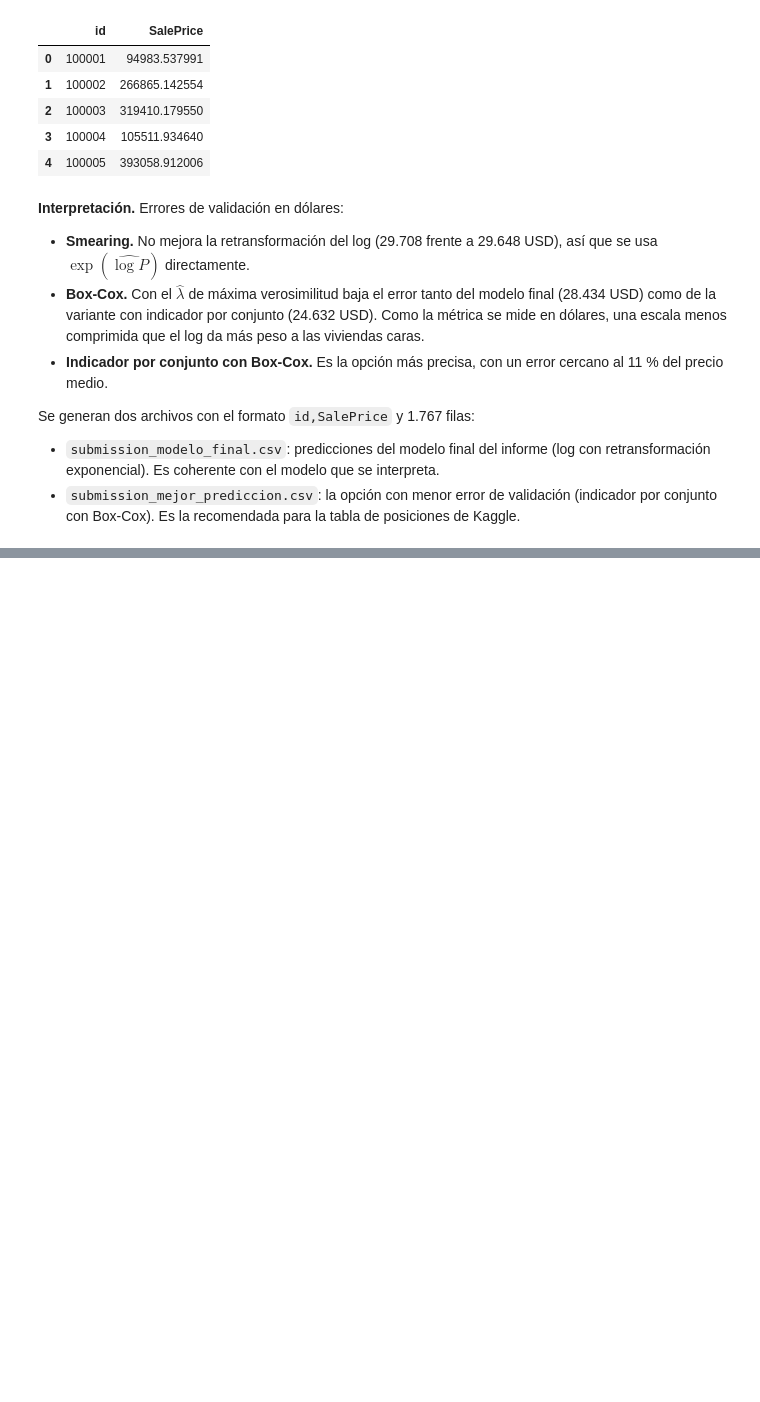
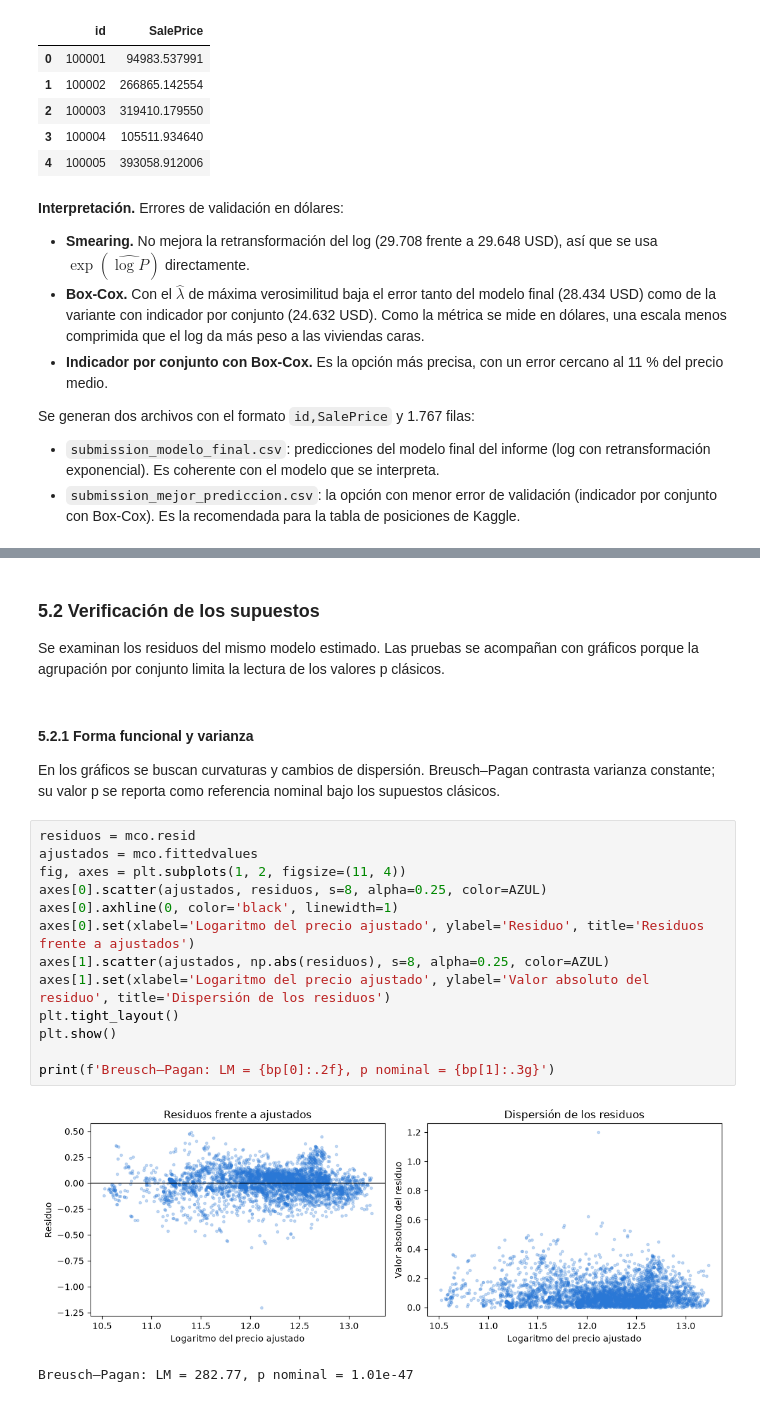
Before and after one commit to DiegoFS99/proyecto-mae, a Jupyter notebook: modelo_regresion_lineal.ipynb, the cells around one changed output, grey strips where cells are left out. Drawn from its saved outputs; the diff is of its cells as text; blank space fills up the shorter version.

Commit message:
complemento-y-orden-modelo-rl

```diff
--- a/modelo_regresion_lineal.ipynb
+++ b/modelo_regresion_lineal.ipynb
@@ -1797,0 +1838,24 @@ Se generan dos archivos con el formato `id,SalePrice` y 1.767 filas:
+# %% [markdown]
+### 5.2 Verificación de los supuestos
+
+Se examinan los residuos del mismo modelo estimado. Las pruebas se acompañan con gráficos porque la agrupación por conjunto limita la lectura de los valores p clásicos.
+# %% [markdown]
+#### 5.2.1 Forma funcional y varianza
+
+En los gráficos se buscan curvaturas y cambios de dispersión. Breusch–Pagan contrasta varianza constante; su valor p se reporta como referencia nominal bajo los supuestos clásicos.
+# %%
+residuos = mco.resid
+ajustados = mco.fittedvalues
+fig, axes = plt.subplots(1, 2, figsize=(11, 4))
+axes[0].scatter(ajustados, residuos, s=8, alpha=0.25, color=AZUL)
+axes[0].axhline(0, color='black', linewidth=1)
+axes[0].set(xlabel='Logaritmo del precio ajustado', ylabel='Residuo', title='Residuos frente a ajustados')
+axes[1].scatter(ajustados, np.abs(residuos), s=8, alpha=0.25, color=AZUL)
+axes[1].set(xlabel='Logaritmo del precio ajustado', ylabel='Valor absoluto del residuo', title='Dispersión de los residuos')
+plt.tight_layout()
+plt.show()
+
+print(f'Breusch–Pagan: LM = {bp[0]:.2f}, p nominal = {bp[1]:.3g}')
+# %% [output]
+[figure, added]
+Breusch–Pagan: LM = 282.77, p nominal = 1.01e-47
```
Also changed, not shown: parts of 29 cells of this notebook, 6 other files.
